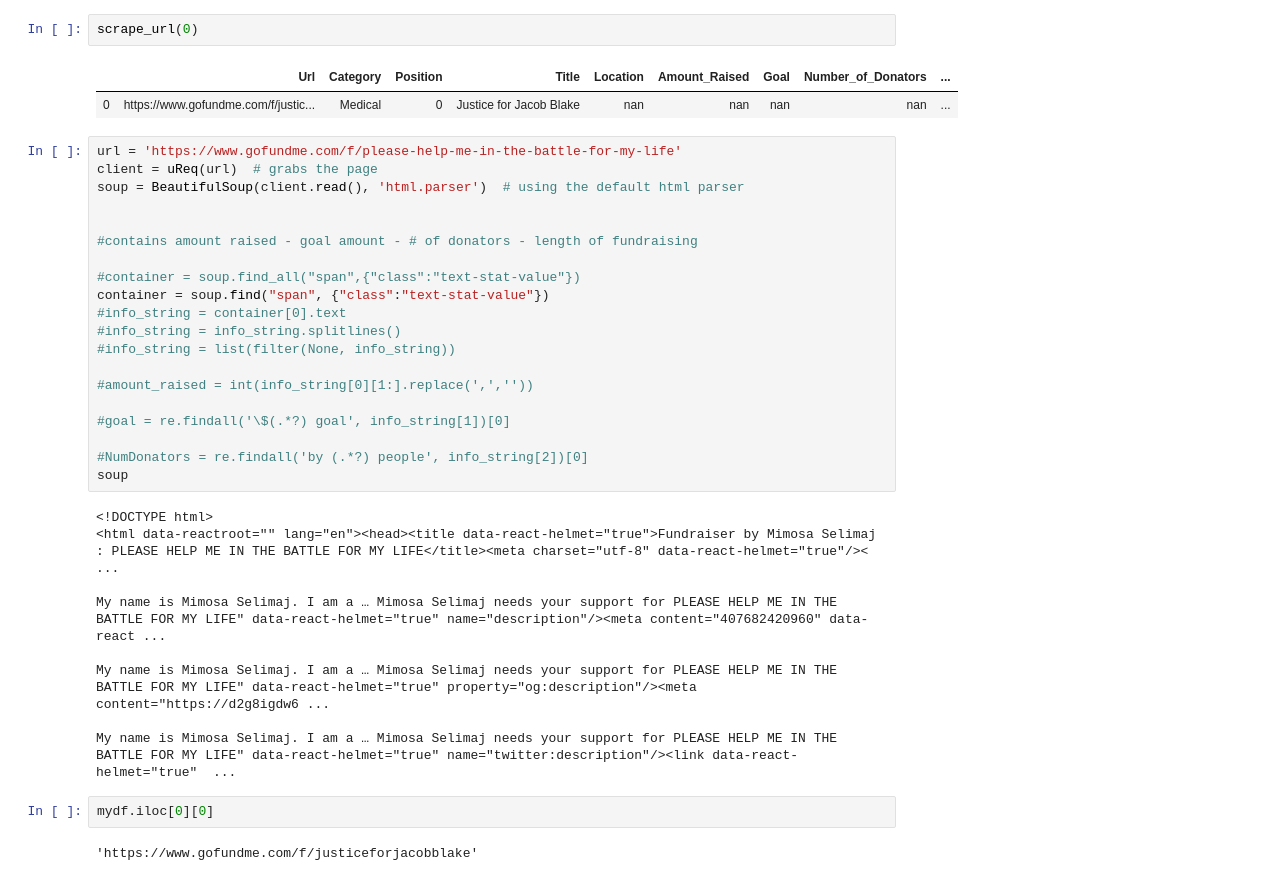
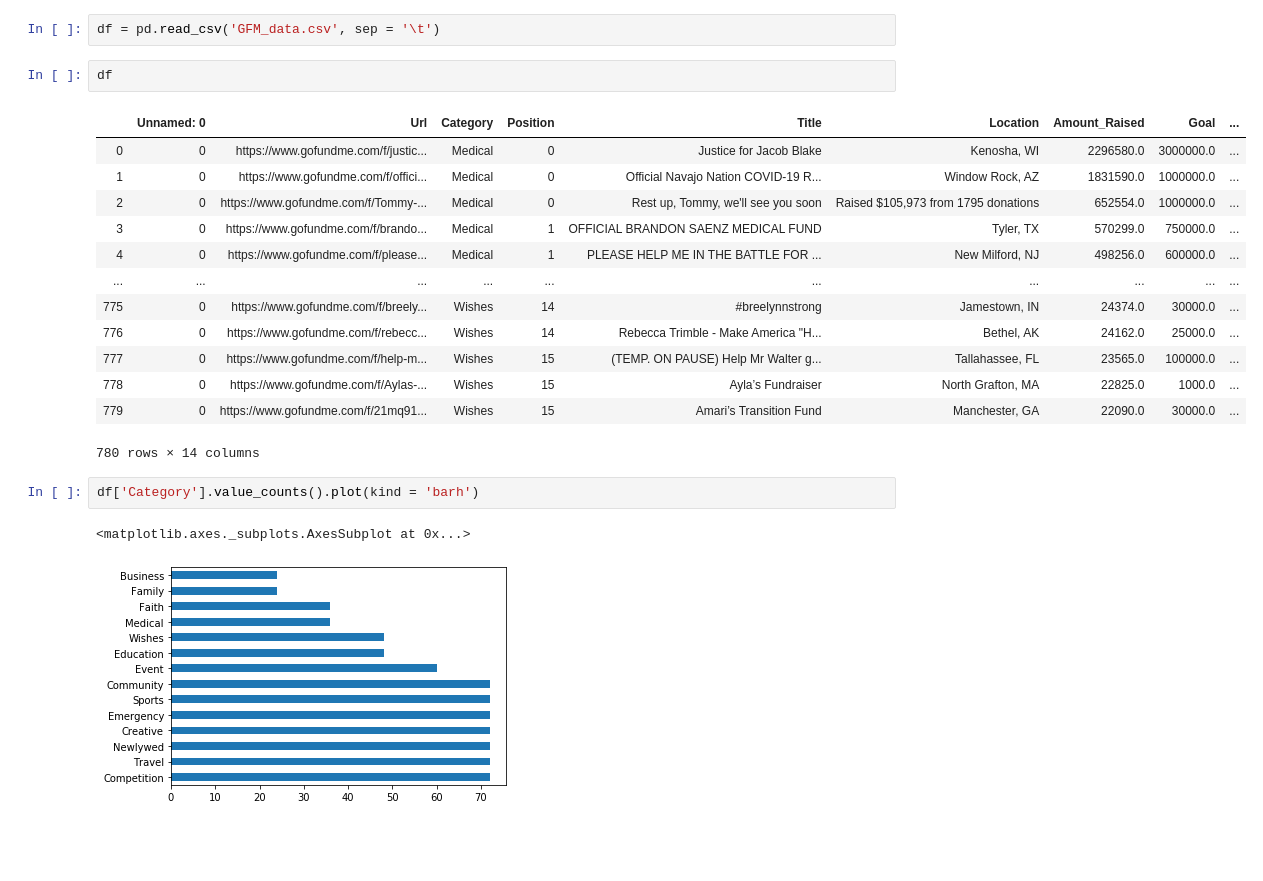
Before and after one commit to djleung/DS3-GoFundMe, a Jupyter notebook: GoFundMe Scrape Data.ipynb, the cells around one changed output. Drawn from its saved outputs; the diff is of its cells as text; blank space fills up the shorter version.

```diff
--- a/GoFundMe Scrape Data.ipynb
+++ b/GoFundMe Scrape Data.ipynb
@@ -114,38 +138,23 @@ Scraping url 27
-# %%
-scrape_url(0)
-# %% [output]
-|  | Url | Category | Position | Title | Location | Amount_Raised | Goal | Number_of_Donators | ... |
-| 0 | https://www.gofundme.com/f/justic... | Medical | 0 | Justice for Jacob Blake | nan | nan | nan | nan | ... |
-# %%
-url = 'https://www.gofundme.com/f/please-help-me-in-the-battle-for-my-life'
-client = uReq(url)  # grabs the page
-soup = BeautifulSoup(client.read(), 'html.parser')  # using the default html parser
-
-
-#contains amount raised - goal amount - # of donators - length of fundraising
-
-#container = soup.find_all("span",{"class":"text-stat-value"})
-container = soup.find("span", {"class":"text-stat-value"})
-#info_string = container[0].text
-#info_string = info_string.splitlines()
-#info_string = list(filter(None, info_string))
-
-#amount_raised = int(info_string[0][1:].replace(',',''))
-
-#goal = re.findall('\$(.*?) goal', info_string[1])[0]
-
-#NumDonators = re.findall('by (.*?) people', info_string[2])[0]
-soup
-# %% [output]
-<!DOCTYPE html>
-<html data-reactroot="" lang="en"><head><title data-react-helmet="true">Fundraiser by Mimosa Selimaj : PLEASE HELP ME IN THE BATTLE FOR MY LIFE</title><meta charset="utf-8" data-react-helmet="true"/>< ...
-
-My name is Mimosa Selimaj. I am a … Mimosa Selimaj needs your support for PLEASE HELP ME IN THE BATTLE FOR MY LIFE" data-react-helmet="true" name="description"/><meta content="407682420960" data-react ...
-
-My name is Mimosa Selimaj. I am a … Mimosa Selimaj needs your support for PLEASE HELP ME IN THE BATTLE FOR MY LIFE" data-react-helmet="true" property="og:description"/><meta content="https://d2g8igdw6 ...
-
-My name is Mimosa Selimaj. I am a … Mimosa Selimaj needs your support for PLEASE HELP ME IN THE BATTLE FOR MY LIFE" data-react-helmet="true" name="twitter:description"/><link data-react-helmet="true"  ...
-# %%
-mydf.iloc[0][0]
-# %% [output]
-'https://www.gofundme.com/f/justiceforjacobblake'
+# %%
+df = pd.read_csv('GFM_data.csv', sep = '\t')
+# %%
+df
+# %% [output]
+|  | Unnamed: 0 | Url | Category | Position | Title | Location | Amount_Raised | Goal | ... |
+| 0 | 0 | https://www.gofundme.com/f/justic... | Medical | 0 | Justice for Jacob Blake | Kenosha, WI | 2296580.0 | 3000000.0 | ... |
+| 1 | 0 | https://www.gofundme.com/f/offici... | Medical | 0 | Official Navajo Nation COVID-19 R... | Window Rock, AZ | 1831590.0 | 1000000.0 | ... |
+| 2 | 0 | https://www.gofundme.com/f/Tommy-... | Medical | 0 | Rest up, Tommy, we'll see you soon | Raised $105,973 from 1795 donations | 652554.0 | 1000000.0 | ... |
+| 3 | 0 | https://www.gofundme.com/f/brando... | Medical | 1 | OFFICIAL BRANDON SAENZ MEDICAL FUND | Tyler, TX | 570299.0 | 750000.0 | ... |
+| 4 | 0 | https://www.gofundme.com/f/please... | Medical | 1 | PLEASE HELP ME IN THE BATTLE FOR ... | New Milford, NJ | 498256.0 | 600000.0 | ... |
+| ... | ... | ... | ... | ... | ... | ... | ... | ... | ... |
+| 775 | 0 | https://www.gofundme.com/f/breely... | Wishes | 14 | #breelynnstrong | Jamestown, IN | 24374.0 | 30000.0 | ... |
+| 776 | 0 | https://www.gofundme.com/f/rebecc... | Wishes | 14 | Rebecca Trimble - Make America "H... | Bethel, AK | 24162.0 | 25000.0 | ... |
+| 777 | 0 | https://www.gofundme.com/f/help-m... | Wishes | 15 | (TEMP. ON PAUSE) Help Mr Walter g... | Tallahassee, FL | 23565.0 | 100000.0 | ... |
+| 778 | 0 | https://www.gofundme.com/f/Aylas-... | Wishes | 15 | Ayla’s Fundraiser | North Grafton, MA | 22825.0 | 1000.0 | ... |
+| 779 | 0 | https://www.gofundme.com/f/21mq91... | Wishes | 15 | Amari’s Transition Fund | Manchester, GA | 22090.0 | 30000.0 | ... |
+780 rows × 14 columns
+# %%
+df['Category'].value_counts().plot(kind = 'barh')
+# %% [output]
+<matplotlib.axes._subplots.AxesSubplot at 0x...>
+[figure, added]
```
Also changed, not shown: parts of 12 cells of this notebook, 8 other files.
